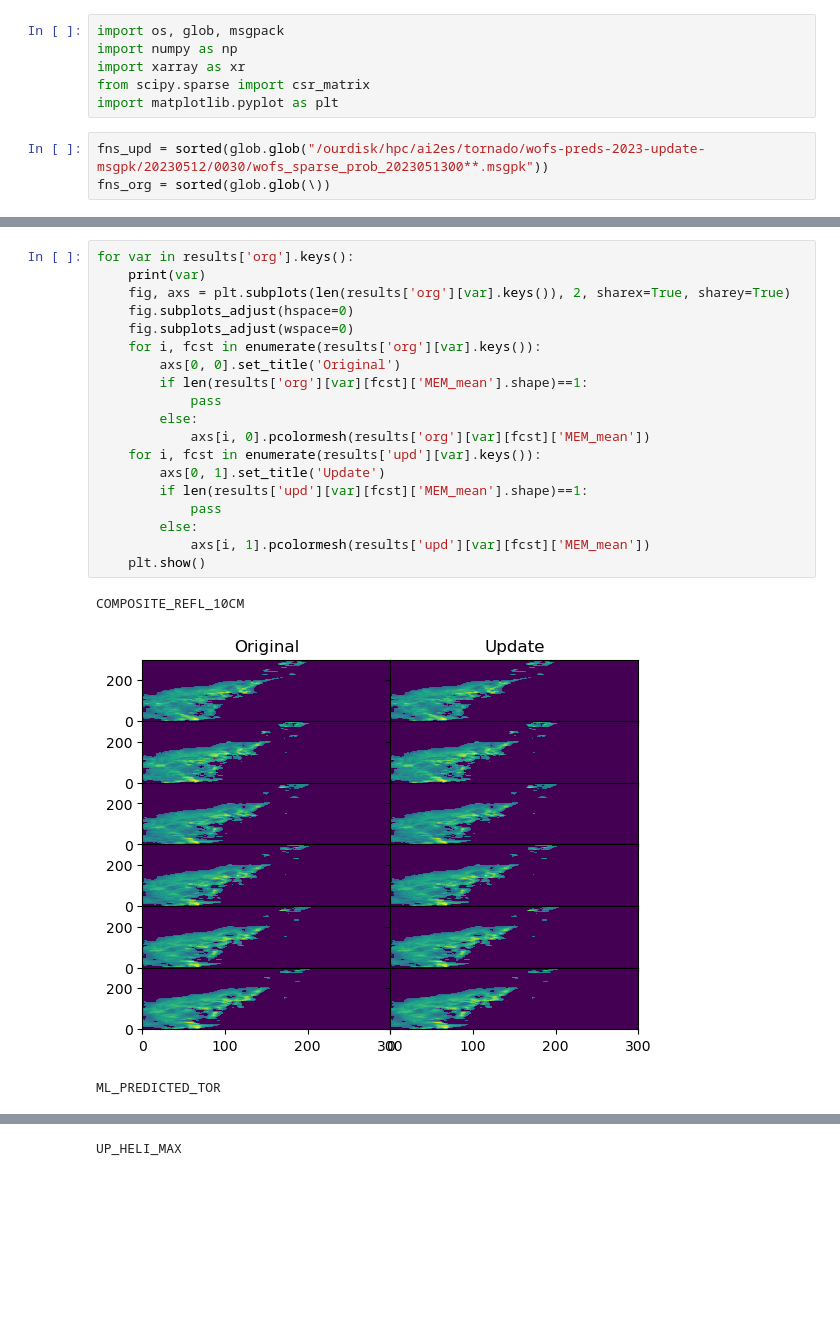
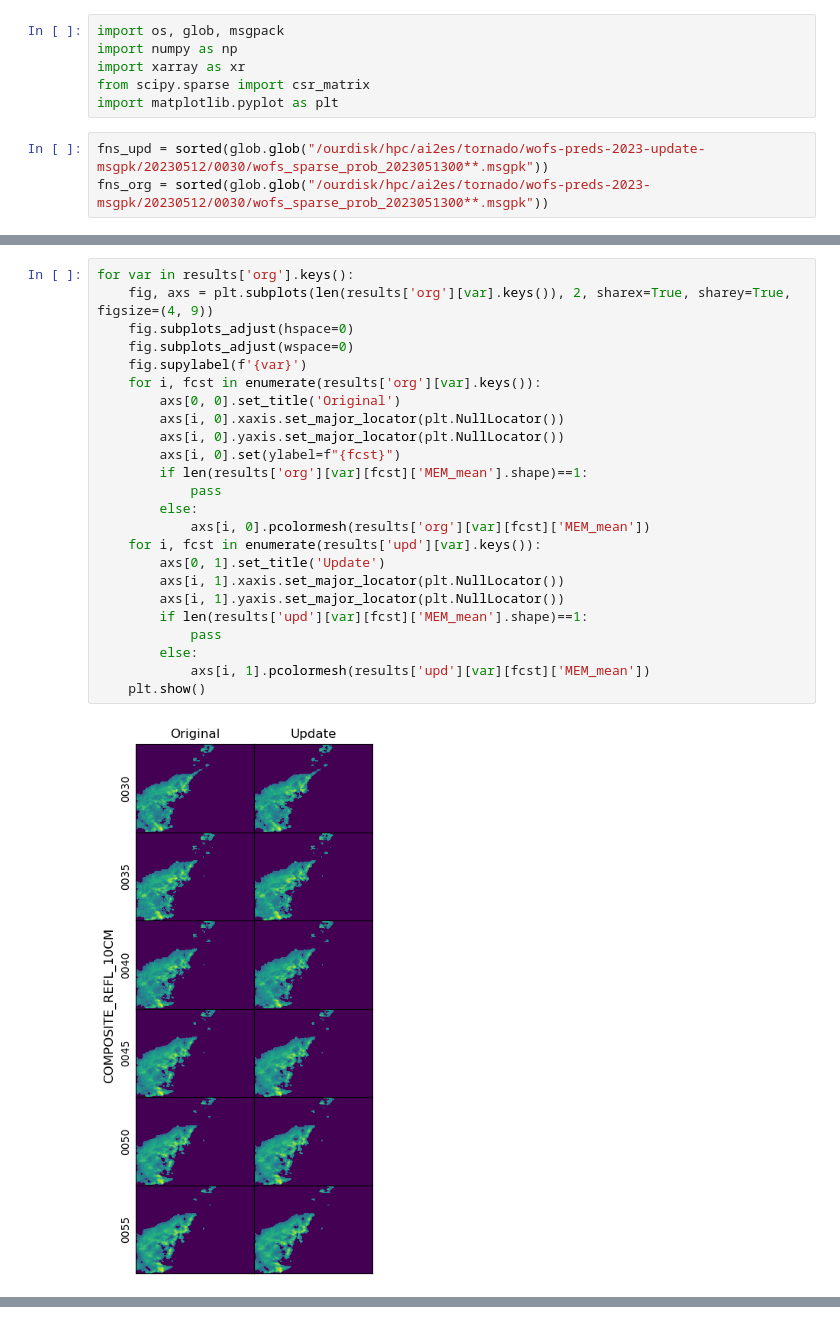
Before and after one commit to ai2es/tornado_jtti, a Jupyter notebook: Visualize ReRuns.ipynb, the cells around one changed output, grey strips where cells are left out. Saved outputs shown, nothing was run; the diff lists cells and outputs as text; blank space fills up the shorter version.

Commit message:
one last small change to visualization notebook

```diff
--- a/Visualize ReRuns.ipynb
+++ b/Visualize ReRuns.ipynb
@@ -6,4 +6,4 @@ from scipy.sparse import csr_matrix
 import matplotlib.pyplot as plt
 # %%
 fns_upd = sorted(glob.glob("/ourdisk/hpc/ai2es/tornado/wofs-preds-2023-update-msgpk/20230512/0030/wofs_sparse_prob_2023051300**.msgpk"))
-fns_org = sorted(glob.glob(\))
+fns_org = sorted(glob.glob("/ourdisk/hpc/ai2es/tornado/wofs-preds-2023-msgpk/20230512/0030/wofs_sparse_prob_2023051300**.msgpk"))
@@ -82,23 +59,26 @@ False
 # %%
 for var in results['org'].keys():
-    print(var)
-    fig, axs = plt.subplots(len(results['org'][var].keys()), 2, sharex=True, sharey=True)
+    fig, axs = plt.subplots(len(results['org'][var].keys()), 2, sharex=True, sharey=True, figsize=(4, 9))
     fig.subplots_adjust(hspace=0)
     fig.subplots_adjust(wspace=0)
+    fig.supylabel(f'{var}')
     for i, fcst in enumerate(results['org'][var].keys()):
         axs[0, 0].set_title('Original')
+        axs[i, 0].xaxis.set_major_locator(plt.NullLocator())
+        axs[i, 0].yaxis.set_major_locator(plt.NullLocator())
+        axs[i, 0].set(ylabel=f"{fcst}")
         if len(results['org'][var][fcst]['MEM_mean'].shape)==1:
             pass
         else:
             axs[i, 0].pcolormesh(results['org'][var][fcst]['MEM_mean'])
     for i, fcst in enumerate(results['upd'][var].keys()):
         axs[0, 1].set_title('Update')
+        axs[i, 1].xaxis.set_major_locator(plt.NullLocator())
+        axs[i, 1].yaxis.set_major_locator(plt.NullLocator())
         if len(results['upd'][var][fcst]['MEM_mean'].shape)==1:
             pass
         else:
             axs[i, 1].pcolormesh(results['upd'][var][fcst]['MEM_mean'])
     plt.show()
 # %% [output]
-COMPOSITE_REFL_10CM
-[figure, old version]
+[figure, new version]
-ML_PREDICTED_TOR
@@ -106 +85,0 @@ ML_PREDICTED_TOR
-UP_HELI_MAX
```
Also changed, not shown: parts of 4 cells of this notebook.
